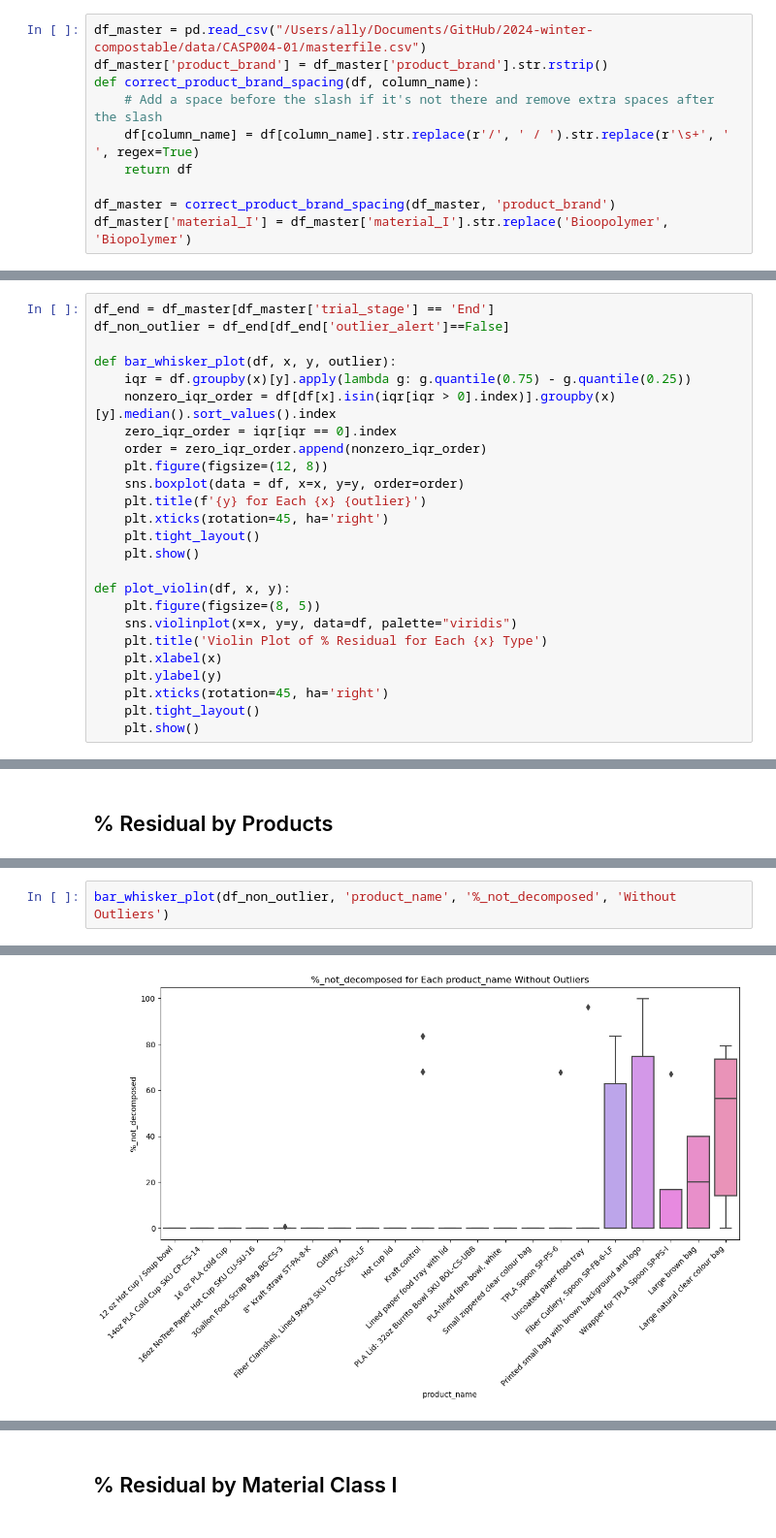
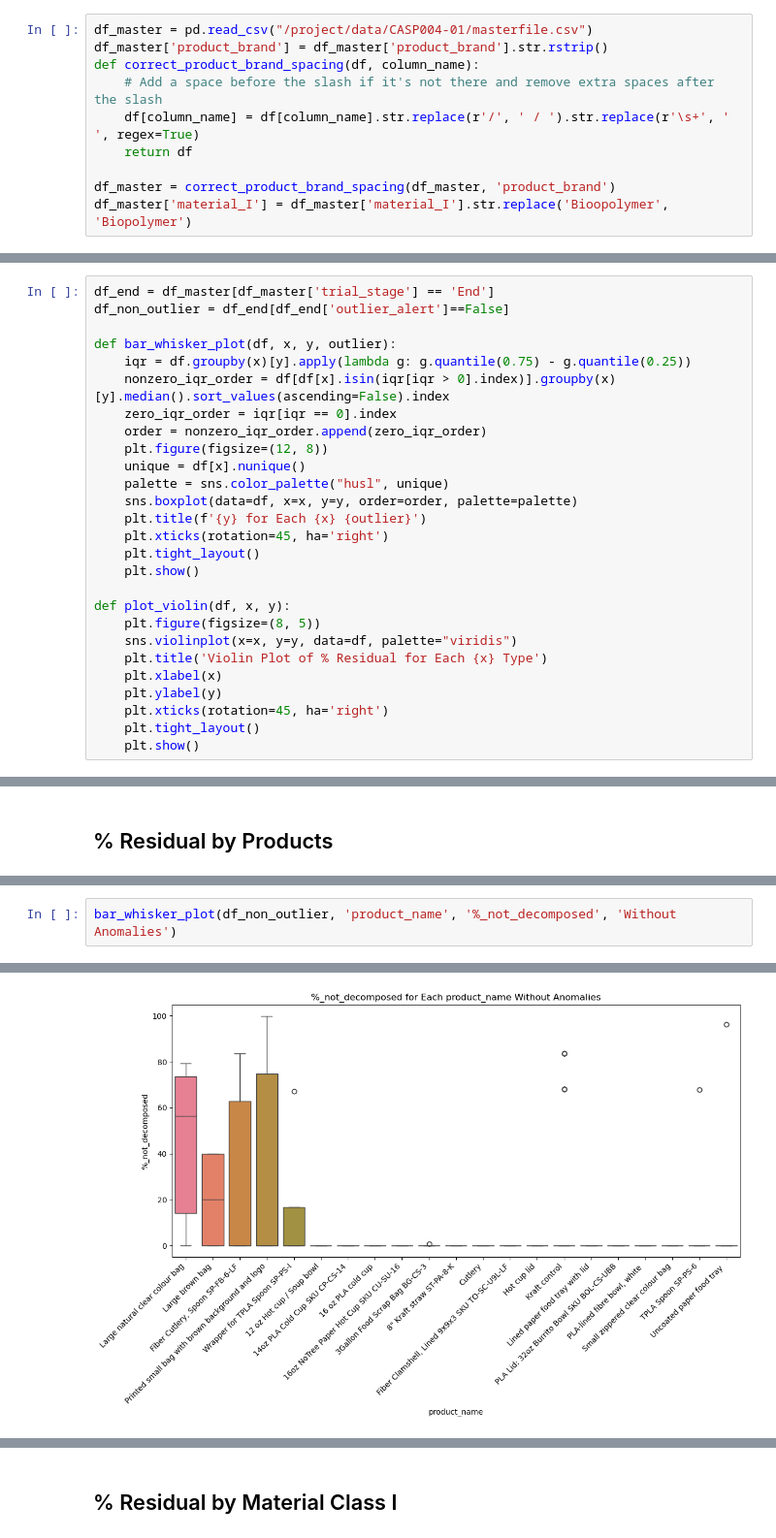
Before and after one commit to uchicago-dsi/compostable-disintegration-analysis, a Jupyter notebook: notebooks/CASP004-01_visualizations.ipynb, the cells around one changed output, grey strips where cells are left out. Shown at 97% size. Drawn from its saved outputs; the diff is of its cells as text.

```diff
--- a/notebooks/CASP004-01_visualizations.ipynb
+++ b/notebooks/CASP004-01_visualizations.ipynb
@@ -6,5 +27,5 @@ import seaborn as sns
 # %%
-df_master = pd.read_csv("/Users/ally/Documents/GitHub/2024-winter-compostable/data/CASP004-01/masterfile.csv")
+df_master = pd.read_csv("/project/data/CASP004-01/masterfile.csv")
 df_master['product_brand'] = df_master['product_brand'].str.rstrip()
 def correct_product_brand_spacing(df, column_name):
     # Add a space before the slash if it's not there and remove extra spaces after the slash
@@ -60,11 +81,13 @@ df_non_outlier = df_end[df_end['outlier_alert']==False]
 
 def bar_whisker_plot(df, x, y, outlier):
     iqr = df.groupby(x)[y].apply(lambda g: g.quantile(0.75) - g.quantile(0.25))
-    nonzero_iqr_order = df[df[x].isin(iqr[iqr > 0].index)].groupby(x)[y].median().sort_values().index
+    nonzero_iqr_order = df[df[x].isin(iqr[iqr > 0].index)].groupby(x)[y].median().sort_values(ascending=False).index
     zero_iqr_order = iqr[iqr == 0].index
-    order = zero_iqr_order.append(nonzero_iqr_order)
+    order = nonzero_iqr_order.append(zero_iqr_order)
     plt.figure(figsize=(12, 8))
-    sns.boxplot(data = df, x=x, y=y, order=order)
+    unique = df[x].nunique()
+    palette = sns.color_palette("husl", unique)
+    sns.boxplot(data=df, x=x, y=y, order=order, palette=palette)
     plt.title(f'{y} for Each {x} {outlier}')
     plt.xticks(rotation=45, ha='right')
     plt.tight_layout()
@@ -109,3 +147,3 @@ bar_whisker_plot(df_end, 'product_name', '%_not_decomposed', 'for All Data')
 # %%
-bar_whisker_plot(df_non_outlier, 'product_name', '%_not_decomposed', 'Without Outliers')
+bar_whisker_plot(df_non_outlier, 'product_name', '%_not_decomposed', 'Without Anomalies')
 # %% [output]
@@ -112 +153 @@ bar_whisker_plot(df_non_outlier, 'product_name', '%_not_decomposed', 'Without Ou
-[figure, old version]
+[figure, new version]
```
Also changed, not shown: parts of 25 cells of this notebook.
